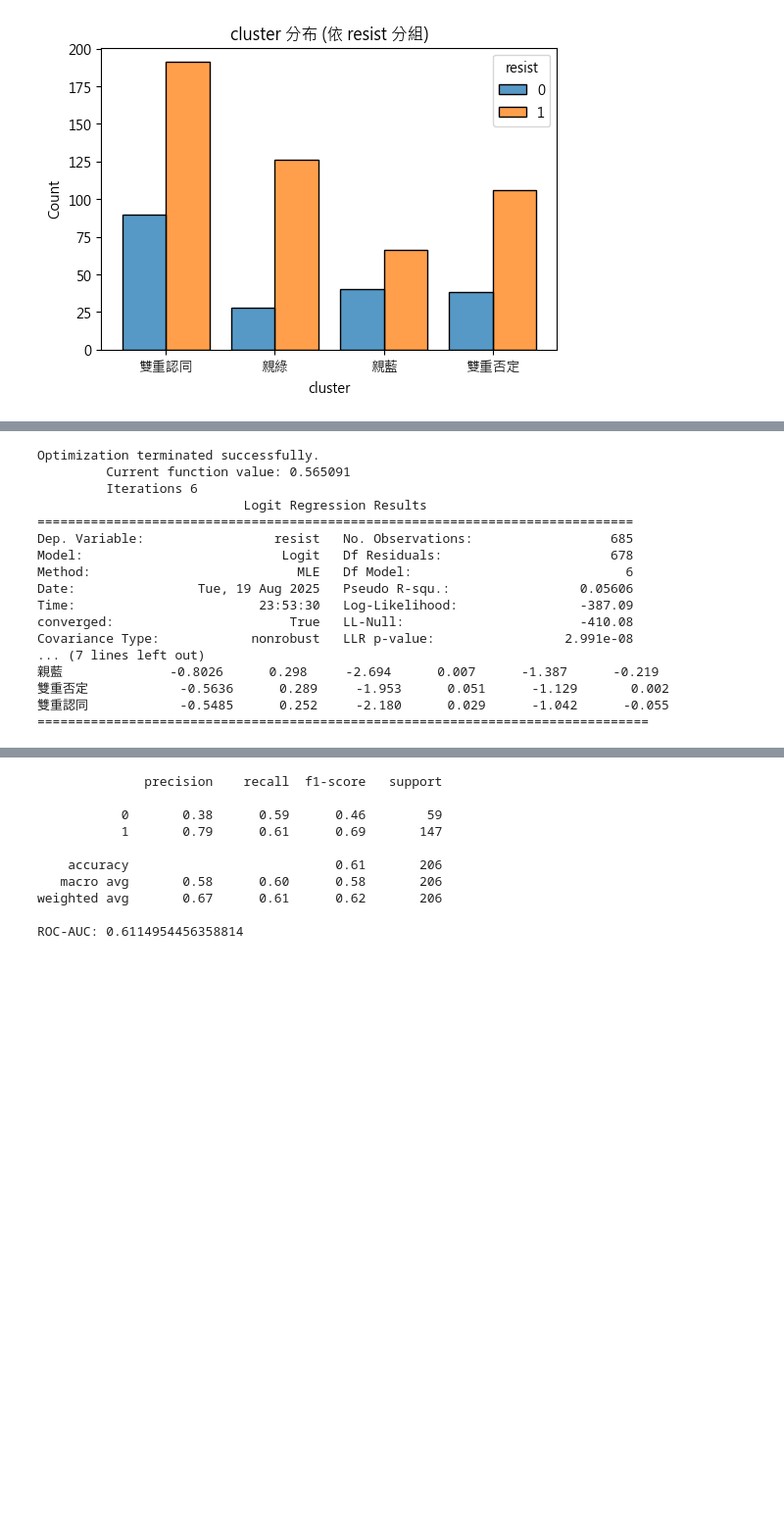
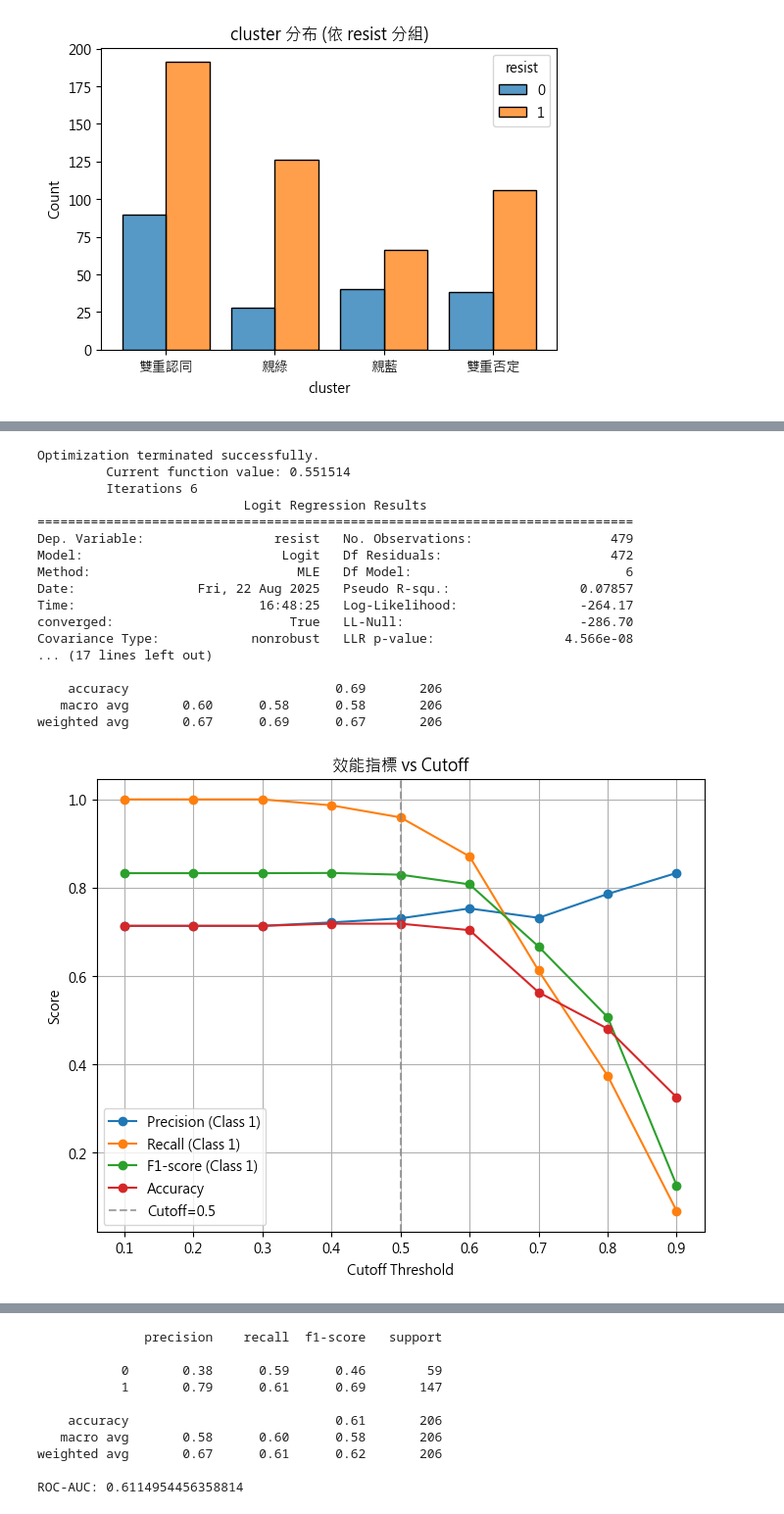
Before and after one commit to JackHuang0125/WHAT_I_DID, a Jupyter notebook: 0 2025資料科學漫步/1_資料科學漫步.ipynb, the cells around one changed output, grey strips where cells are left out. Shown at 98% size. Saved outputs shown, nothing was run; the diff lists cells and outputs as text; code cells hidden in the pictures; blank space fills up the shorter version.

```diff
--- a/0 2025資料科學漫步/1_資料科學漫步.ipynb
+++ b/0 2025資料科學漫步/1_資料科學漫步.ipynb
@@ -1026,24 +1025,76 @@ X = full_df[["exp_index","beh_index","public_index"]]
 X = pd.concat([X, pd.get_dummies(full_df["cluster"], drop_first=True)], axis=1).astype(float)
 y = full_df["resist"]
 
-X = sm.add_constant(X)  # 加截距
-logit_model = sm.Logit(y, X).fit()
+# X = sm.add_constant(X)  # 加截距
+# logit_model = sm.Logit(y, X).fit()
+# print(logit_model.summary())
+
+# 訓練/測試切分
+X_train, X_test, y_train, y_test = train_test_split(X, y, test_size=0.3, random_state=42, stratify=y)
+
+# 加截距
+X_train = sm.add_constant(X_train)
+X_test = sm.add_constant(X_test, has_constant='add')
+
+# 建模
+logit_model = sm.Logit(y_train, X_train).fit()
 print(logit_model.summary())
+
+# 預測機率 -> 分類
+y_proba = logit_model.predict(X_test)
+y_pred = (y_proba >= 0.63).astype(int)
+
+print("\n=== 分類報告 (precision, recall, f1, support) ===")
+print(classification_report(y_test, y_pred))
 # %% [output]
 Optimization terminated successfully.
-         Current function value: 0.565091
+         Current function value: 0.551514
          Iterations 6
                            Logit Regression Results
 ==============================================================================
-Dep. Variable:                 resist   No. Observations:                  685
-Model:                          Logit   Df Residuals:                      678
+Dep. Variable:                 resist   No. Observations:                  479
+Model:                          Logit   Df Residuals:                      472
 Method:                           MLE   Df Model:                            6
-Date:                Tue, 19 Aug 2025   Pseudo R-squ.:                 0.05606
-Time:                        23:53:30   Log-Likelihood:                -387.09
-converged:                       True   LL-Null:                       -410.08
-Covariance Type:            nonrobust   LLR p-value:                 2.991e-08
-... (7 lines left out)
-親藍              -0.8026      0.298     -2.694      0.007      -1.387      -0.219
-雙重否定            -0.5636      0.289     -1.953      0.051      -1.129       0.002
-雙重認同            -0.5485      0.252     -2.180      0.029      -1.042      -0.055
-================================================================================
+Date:                Fri, 22 Aug 2025   Pseudo R-squ.:                 0.07857
+Time:                        16:48:25   Log-Likelihood:                -264.17
+converged:                       True   LL-Null:                       -286.70
+Covariance Type:            nonrobust   LLR p-value:                 4.566e-08
+... (17 lines left out)
+
+    accuracy                           0.69       206
+   macro avg       0.60      0.58      0.58       206
+weighted avg       0.67      0.69      0.67       206
+# %%
+import numpy as np
+import matplotlib.pyplot as plt
+from sklearn.metrics import precision_score, recall_score, f1_score, accuracy_score
+
+# 假設 y_test = 測試集真實標籤
+#       y_proba = 模型輸出的機率（for class=1）
+
+cutoffs = np.linspace(0.1, 0.9, 9)  # 0.1 ~ 0.9 間的不同 threshold
+precision_list, recall_list, f1_list, acc_list = [], [], [], []
+
+for c in cutoffs:
+    y_pred = (y_proba >= c).astype(int)
+    precision_list.append(precision_score(y_test, y_pred, pos_label=1))
+    recall_list.append(recall_score(y_test, y_pred, pos_label=1))
+    f1_list.append(f1_score(y_test, y_pred, pos_label=1))
+    acc_list.append(accuracy_score(y_test, y_pred))
+
+# 繪圖
+plt.figure(figsize=(8,6))
+plt.plot(cutoffs, precision_list, marker='o', label='Precision (Class 1)')
+plt.plot(cutoffs, recall_list, marker='o', label='Recall (Class 1)')
+plt.plot(cutoffs, f1_list, marker='o', label='F1-score (Class 1)')
+plt.plot(cutoffs, acc_list, marker='o', label='Accuracy')
+
+plt.axvline(0.5, color='gray', linestyle='--', alpha=0.7, label='Cutoff=0.5')
+plt.xlabel('Cutoff Threshold')
+plt.ylabel('Score')
+plt.title('效能指標 vs Cutoff')
+plt.legend()
+plt.grid(True)
+plt.show()
+# %% [output]
+[figure, added]
```
Also changed, not shown: parts of 14 cells of this notebook.
